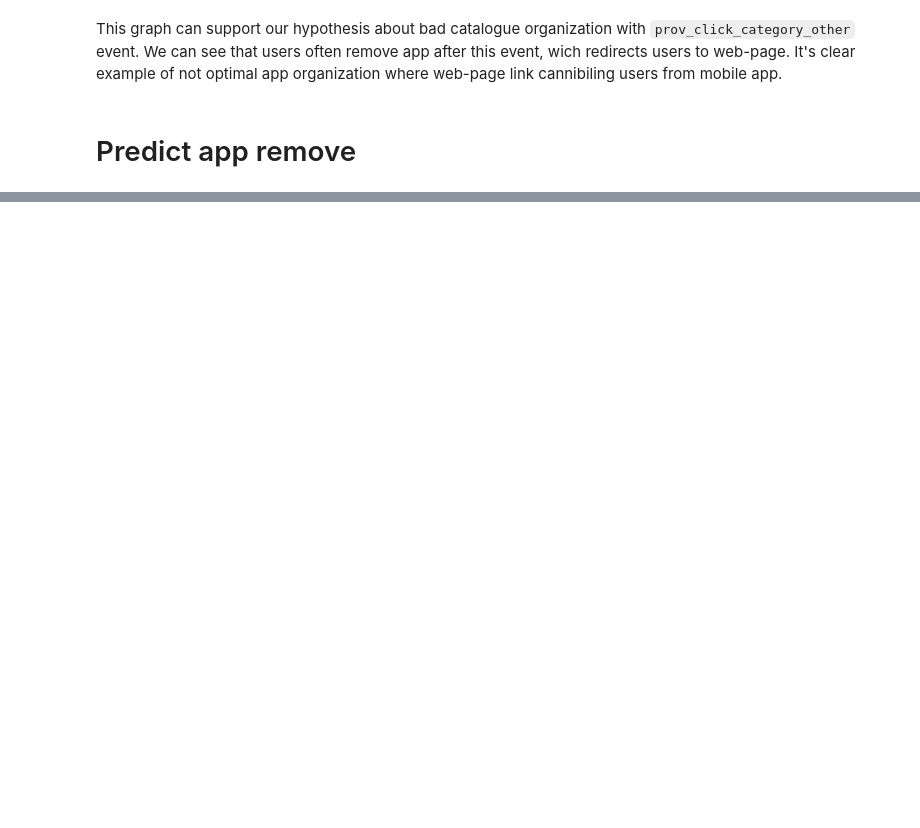
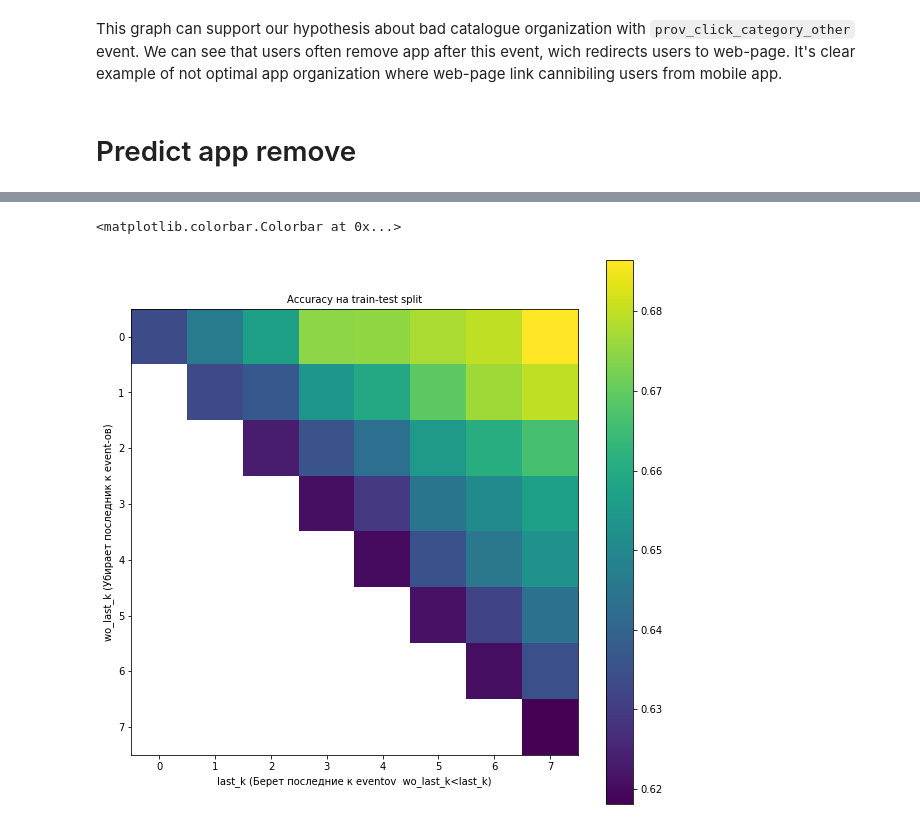
Before and after one commit to retentioneering/retentioneering-tools, a Jupyter notebook: examples/mobile-app-case.ipynb, the cells around one changed output, grey strips where cells are left out. Cells and saved outputs as stored; diff of their text form; code cells hidden in the pictures; blank space fills up the shorter version.

Commit message:
Simulator upd, model upd, examples upd, step matrix bs

```diff
--- a/examples/mobile-app-case.ipynb
+++ b/examples/mobile-app-case.ipynb
@@ -116,10 +134,0 @@ data_train_clean = data_train[data_train.apply(lambda x: x['user_pseudo_id'] in
-# %%
-# create model on train
-model = data_train_clean.retention.create_model()
-
-# extract features for test
-# parameter wo_last_k - how many steps in advance you want to predict
-features_test = data_train_clean.retention.extract_features_from_test(data_test_clean, ngram_range=(1,2),wo_last_k=0)
-
-# add targets to test
-target = features_test.index.isin(data_test_clean.retention.get_positive_users())
@@ -140,0 +135,37 @@ model.permutation_importance(features_test, target, thresh=0.6)
+# %%
+# Сreate model on train
+res_matrix = {}
+# wo_last_k  - убирает последник к event-ов
+# last_k     - берет последние к eventov  wo_last_k<last_k
+
+for last_k in tqdm(range(0, 10)):
+    for wo_last_k in tqdm(range(0, last_k)):
+        # Обучаем модель
+        model = data_train_clean.retention.create_model(wo_last_k = wo_last_k,
+                                                        last_k = last_k)
+        m = model.show_quality_raw(data_test_clean)
+        res_matrix[(last_k, wo_last_k)] = {'ROC-AUC' : m[0],
+                                           'Average Precision' : m[1],
+                                           'Accuracy' : m[2]}
+# %%
+metric_name = 'Accuracy'
+df_results = {}
+for (k,v), val in res_matrix.items():
+    if k not in df_results:
+        df_results[k] = {}
+
+    df_results[k][v] = val[metric_name]
+
+df_results = pd.DataFrame(df_results)
+
+from matplotlib import pyplot as plt
+%matplotlib inline
+plt.figure(figsize = (10, 10))
+plt.title('Accuracy на train-test split', fontsize = 10)
+plt.imshow(df_results)
+plt.ylabel('wo_last_k (Убирает последник к event-ов)', fontsize = 10)
+plt.xlabel('last_k (Берет последние к eventov  wo_last_k<last_k)', fontsize = 10)
+plt.colorbar()
+# %% [output]
+<matplotlib.colorbar.Colorbar at 0x...>
+[figure, added]
```
Also changed, not shown: parts of 22 cells of this notebook, 32 other files.
